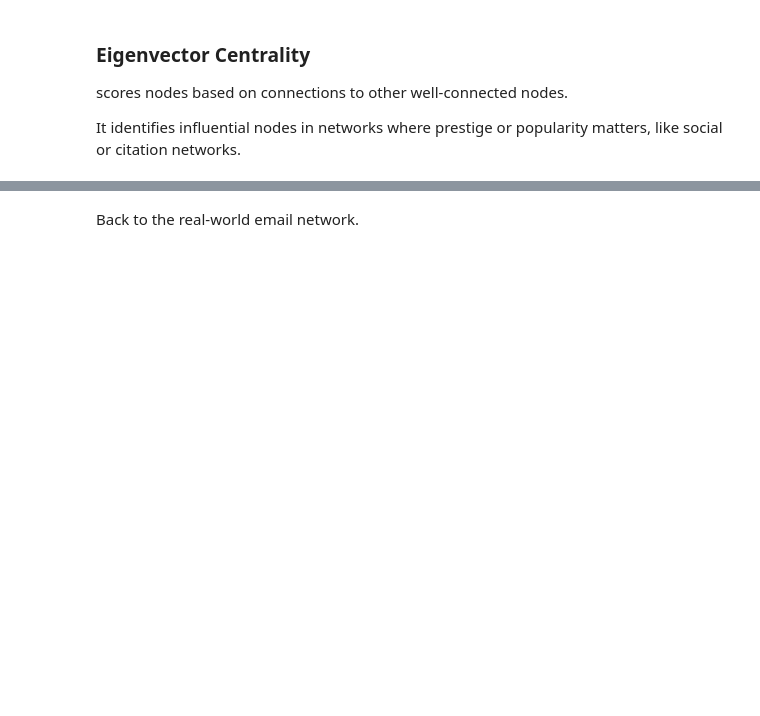
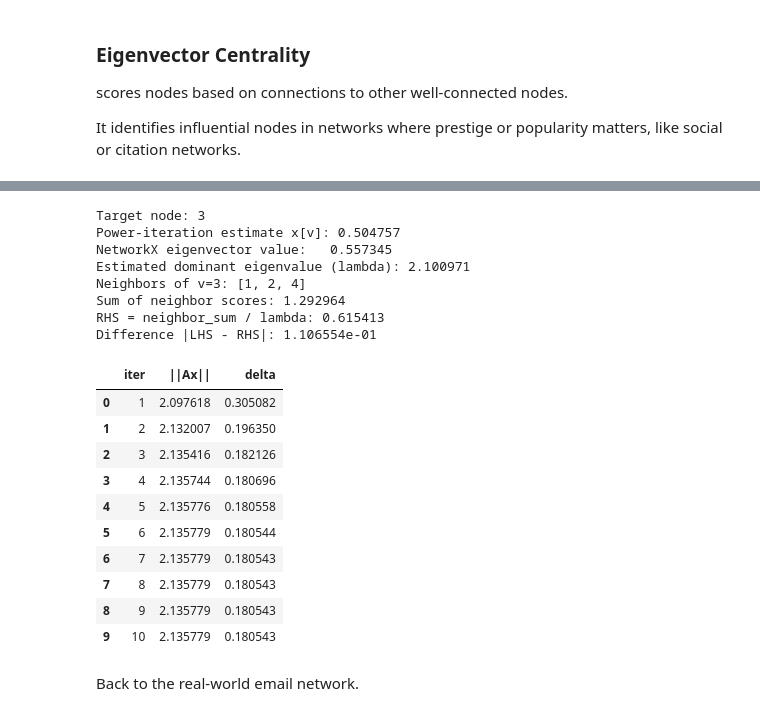
Before and after one commit to bgbg/ML-on-Graphs, a Jupyter notebook: 3_Advanced_Network_Properties.ipynb, the cells around one changed output, grey strips where cells are left out. Saved outputs shown, nothing was run; the diff lists cells and outputs as text; code cells hidden in the pictures; blank space fills up the shorter version.

```diff
--- a/3_Advanced_Network_Properties.ipynb
+++ b/3_Advanced_Network_Properties.ipynb
@@ -156,3 +306,76 @@ Text(0.5, 1.0, 'Eigenvector Centrality')
+# %%
+import numpy as np
+
+# NetworkX reference values
+eig = nx.eigenvector_centrality(T, max_iter=1000, tol=1e-12)
+
+# Deterministic target node
+target_node = 3
+
+# Build adjacency matrix in a fixed node order
+nodes = sorted(T.nodes())
+node_to_idx = {n: i for i, n in enumerate(nodes)}
+A = nx.to_numpy_array(T, nodelist=nodes, dtype=float)
+
+# Power iteration (educational)
+x = np.ones(len(nodes), dtype=float)
+x = x / np.linalg.norm(x)
+
+history = []
+for k in range(1, 11):
+    y = A @ x
+    y_norm = np.linalg.norm(y)
+    x_next = y / y_norm
+    delta = np.linalg.norm(x_next - x)
+    history.append({"iter": k, "||Ax||": y_norm, "delta": delta})
+    x = x_next
+
+# Normalize sign for readability
+if x.sum() < 0:
+    x = -x
+
+# Estimate dominant eigenvalue with Rayleigh quotient
+lambda_hat = float((x @ (A @ x)) / (x @ x))
+
+x_dict = {n: float(x[node_to_idx[n]]) for n in nodes}
+
+# Verify x_v = (1/lambda) * sum_{u in N(v)} x_u for selected node v
+v = target_node
+neighbors = list(T.neighbors(v))
+neighbor_sum = sum(x_dict[u] for u in neighbors)
+rhs = neighbor_sum / lambda_hat
+lhs = x_dict[v]
+
+print(f"Target node: {target_node}")
+print(f"Power-iteration estimate x[v]: {lhs:.6f}")
+print(f"NetworkX eigenvector value:   {eig[target_node]:.6f}")
+print(f"Estimated dominant eigenvalue (lambda): {lambda_hat:.6f}")
+print(f"Neighbors of v={v}: {neighbors}")
+print(f"Sum of neighbor scores: {neighbor_sum:.6f}")
+print(f"RHS = neighbor_sum / lambda: {rhs:.6f}")
+print(f"Difference |LHS - RHS|: {abs(lhs - rhs):.6e}")
+
+pd.DataFrame(history)
+# %% [output]
+Target node: 3
+Power-iteration estimate x[v]: 0.504757
+NetworkX eigenvector value:   0.557345
+Estimated dominant eigenvalue (lambda): 2.100971
+Neighbors of v=3: [1, 2, 4]
+Sum of neighbor scores: 1.292964
+RHS = neighbor_sum / lambda: 0.615413
+Difference |LHS - RHS|: 1.106554e-01
+|  | iter | ||Ax|| | delta |
+| 0 | 1 | 2.097618 | 0.305082 |
+| 1 | 2 | 2.132007 | 0.196350 |
+| 2 | 3 | 2.135416 | 0.182126 |
+| 3 | 4 | 2.135744 | 0.180696 |
+| 4 | 5 | 2.135776 | 0.180558 |
+| 5 | 6 | 2.135779 | 0.180544 |
+| 6 | 7 | 2.135779 | 0.180543 |
+| 7 | 8 | 2.135779 | 0.180543 |
+| 8 | 9 | 2.135779 | 0.180543 |
+| 9 | 10 | 2.135779 | 0.180543 |
 # %% [markdown]
 Back to the real-world email network.
 # %%
```
Also changed, not shown: parts of 9 cells of this notebook.
